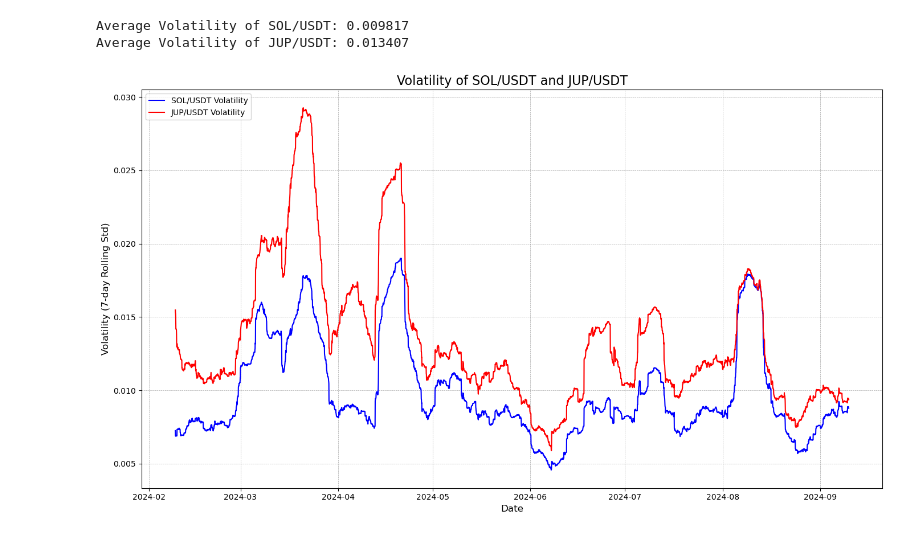
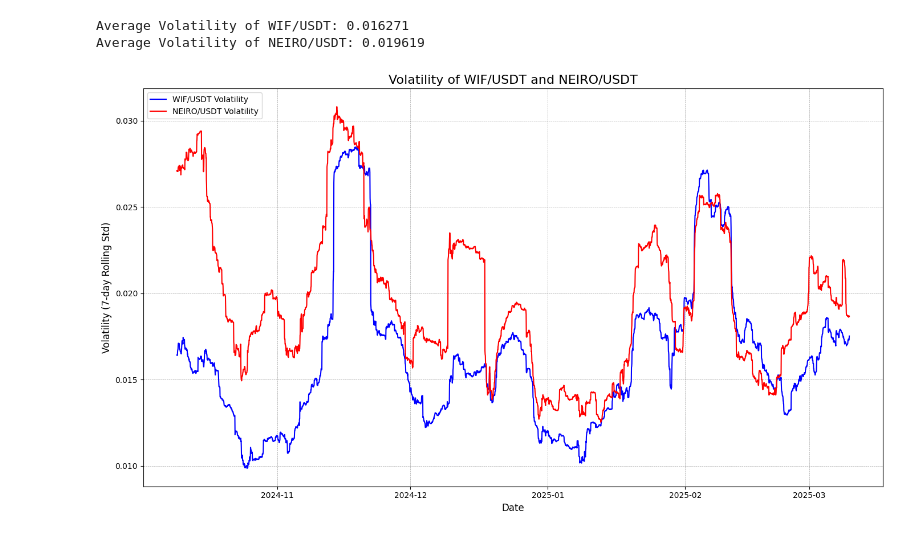
Before and after one commit to ylliu/ArbitrageTest, a Jupyter notebook: statistical_arbitrage.ipynb, the cells around one changed output. Saved outputs shown, nothing was run; the diff lists cells and outputs as text; code cells hidden in the pictures.

```diff
--- a/statistical_arbitrage.ipynb
+++ b/statistical_arbitrage.ipynb
@@ -46,19 +46,24 @@ def fetch_data(symbol, timeframe, start, end, limit=500):
     return df
 # %%
 # 获取 SOL/USDT 和 JUP/USDT 的数据
-symbol1 = 'SOL/USDT'
-symbol2 = 'JUP/USDT'
+coin1 = 'WIF'
+coin2 = 'NEIRO'
+
+symbol1 = f'{coin1}/USDT'
+symbol2 = f'{coin2}/USDT'
 timeframe = '1h'  # 数据间隔
-start = '2024-02-01 00:00:00'
-end = '2024-09-10 00:00:00'
+start = '2024-10-01 00:00:00'
+end = '2025-03-10 00:00:00'
 
 # 下载数据
 data1 = fetch_data(symbol1, timeframe, start, end)
 data2 = fetch_data(symbol2, timeframe, start, end)
 print(data1)
 # 保存为 CSV 文件
-data1.to_csv('SOL_USDT_data.csv')
-data2.to_csv('JUP_USDT_data.csv')
+data1_name = f'{coin1}_USDT_data.csv'
+data2_name = f'{coin2}_USDT_data.csv'
+data1.to_csv(data1_name)
+data2.to_csv(data2_name)
 # %% [output]
 Fetched 500 records, total: 500
 Fetched 500 records, total: 1000
@@ -159,43 +164,43 @@ import numpy as np
 import matplotlib.pyplot as plt
 
 # 从 CSV 文件读取数据
-data1 = pd.read_csv('SOL_USDT_data.csv', index_col='timestamp', parse_dates=True)
-data2 = pd.read_csv('JUP_USDT_data.csv', index_col='timestamp', parse_dates=True)
+data1 = pd.read_csv(data1_name, index_col='timestamp', parse_dates=True)
+data2 = pd.read_csv(data2_name, index_col='timestamp', parse_dates=True)
 
 # 计算百分比变化
 data1['pct_change'] = data1['close'].pct_change()
 data2['pct_change'] = data2['close'].pct_change()
-win=200
+win = 200
 # 计算波动率（使用滚动窗口的标准差，窗口期为7天）
 data1['volatility'] = data1['pct_change'].rolling(window=win).std()
 data2['volatility'] = data2['pct_change'].rolling(window=win).std()
 
 # 计算平均波动率
 mean_volatility_sol = data1['volatility'].mean()
 mean_volatility_jup = data2['volatility'].mean()
 
 # 打印平均波动率
-print(f"Average Volatility of SOL/USDT: {mean_volatility_sol:.6f}")
-print(f"Average Volatility of JUP/USDT: {mean_volatility_jup:.6f}")
+print(f"Average Volatility of {symbol1}: {mean_volatility_sol:.6f}")
+print(f"Average Volatility of {symbol2}: {mean_volatility_jup:.6f}")
 
 # 绘制波动率对比
 plt.figure(figsize=(14, 8))
-plt.plot(data1.index, data1['volatility'], label='SOL/USDT Volatility', color='blue', linewidth=1.5)
-plt.plot(data2.index, data2['volatility'], label='JUP/USDT Volatility', color='red', linewidth=1.5)
+plt.plot(data1.index, data1['volatility'], label=f'{symbol1} Volatility', color='blue', linewidth=1.5)
+plt.plot(data2.index, data2['volatility'], label=f'{symbol2} Volatility', color='red', linewidth=1.5)
 
 # 添加标题和标签
-plt.title('Volatility of SOL/USDT and JUP/USDT', fontsize=16)
+plt.title(f'Volatility of {symbol1} and {symbol2}', fontsize=16)
 plt.xlabel('Date', fontsize=12)
 plt.ylabel('Volatility (7-day Rolling Std)', fontsize=12)
 plt.legend(loc='upper left', fontsize=10)
 plt.grid(color='gray', linestyle='--', linewidth=0.5, alpha=0.7)
 
 # 调整布局并显示图像
 plt.tight_layout()
 plt.show()
 # %% [output]
-Average Volatility of SOL/USDT: 0.009817
-Average Volatility of JUP/USDT: 0.013407
+Average Volatility of WIF/USDT: 0.016271
+Average Volatility of NEIRO/USDT: 0.019619
-[figure, old version]
+[figure, new version]
 # %%
 from statsmodels.tsa.stattools import coint
```
Also changed, not shown: parts of 11 cells of this notebook, 7 other files.
